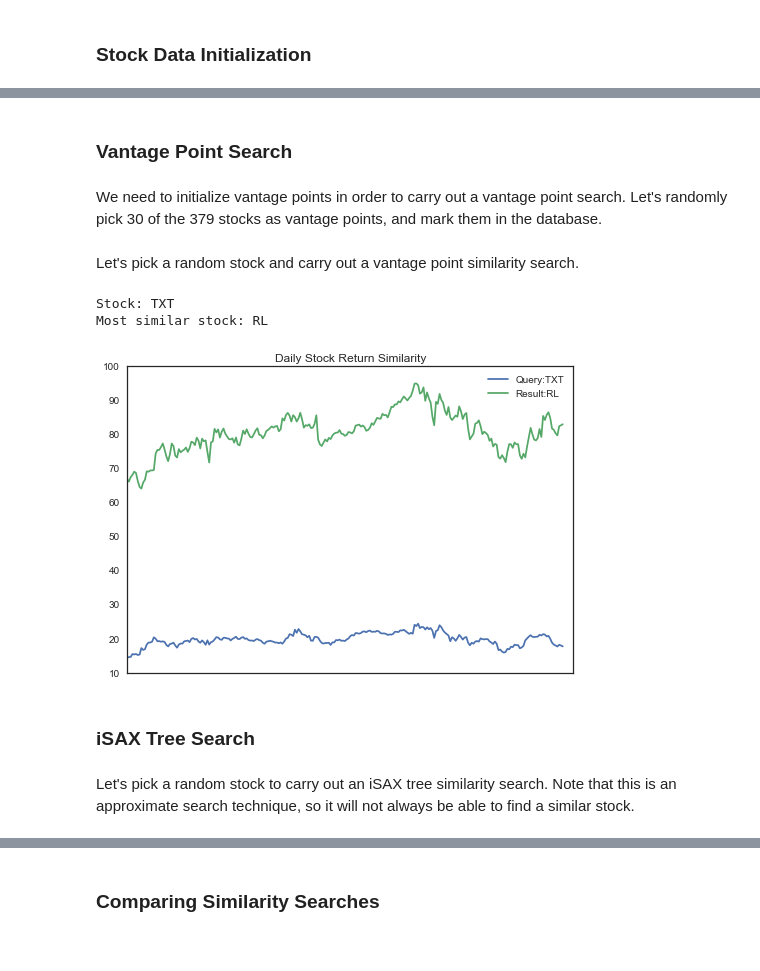
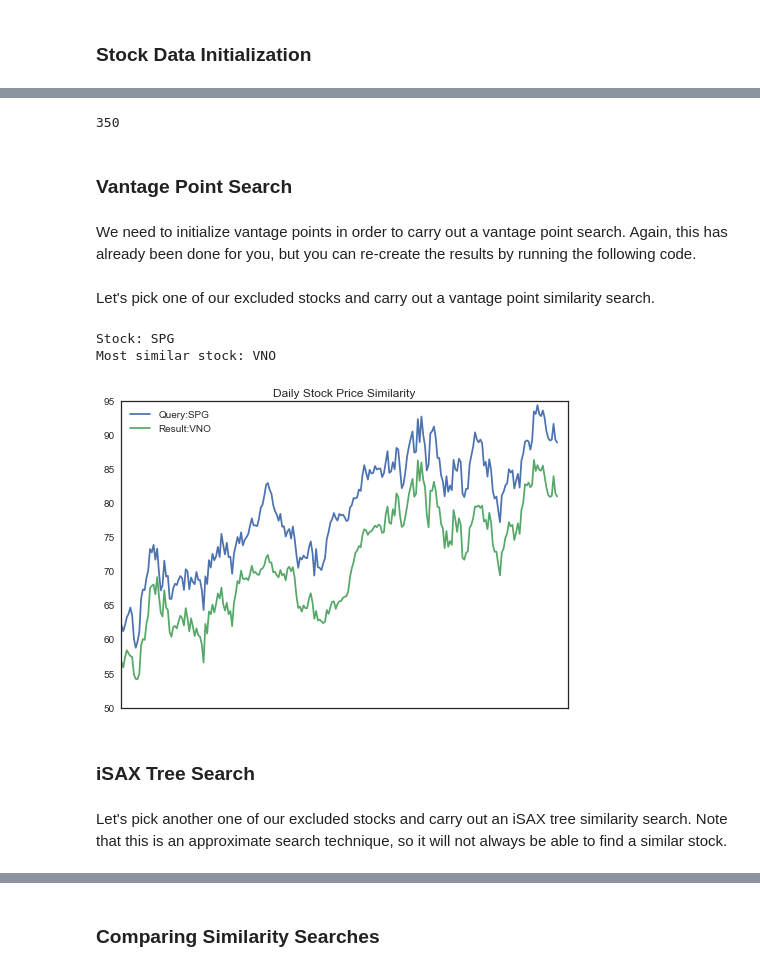
Before and after one commit to Mynti207/TimeDB, a Jupyter notebook: docs/stock_example_prices.ipynb, the cells around one changed output, grey strips where cells are left out. Saved outputs shown, nothing was run; the diff lists cells and outputs as text; code cells hidden in the pictures.

```diff
--- a/docs/stock_example_prices.ipynb
+++ b/docs/stock_example_prices.ipynb
@@ -27,21 +27,16 @@ We have provided a year of daily closing prices for 379 S&P 500 stocks. We have
 
 Data source: <a href='www.stockwiz.com'>www.stockwiz.com</a>
 # %%
-# we have already pre-loaded the data into the database for you
-
 # load data
 with open('data/prices_include.json') as f:
     stock_data_include = json.load(f)
 with open('data/prices_exclude.json') as f:
     stock_data_exclude = json.load(f)
 
-# keep track of the stock tickers
-stocks = sorted(list(stock_data.keys()))
-num_stocks = len(stocks)
+# keep track of which stocks are included/excluded from the database
+stocks_include = list(stock_data_include.keys())
+stocks_exclude = list(stock_data_exclude.keys())
 
 # check the number of market days in the year
-num_days = len(stock_data[stocks[0]])
-
-# randomly pick stocks to exclude - we'll use these for similarity searches
-stocks_include = stock_data_include.keys()
-stocks_exclude = stock_data_exclude.keys()
+num_days = len(stock_data_include[stocks_include[0]])
+num_days
@@ -100,5 +97,9 @@ OrderedDict([('A', OrderedDict([('pk', 'A')])),
+# %%
+len(web_interface.select())
+# %% [output]
+350
 # %% [markdown]
 ### Vantage Point Search
 # %% [markdown]
-We need to initialize vantage points in order to carry out a vantage point search. Let's randomly pick 30 of the 379 stocks as vantage points, and mark them in the database.
+We need to initialize vantage points in order to carry out a vantage point search. Again, this has already been done for you, but you can re-create the results by running the following code.
 # %%
@@ -113,29 +115,29 @@ for vp in vpkeys:
 # %% [markdown]
-Let's pick a random stock and carry out a vantage point similarity search.
+Let's pick one of our excluded stocks and carry out a vantage point similarity search.
 # %%
 # pick the stock
 stock = np.random.choice(stocks_exclude)
 print('Stock:', stock)
 
 # run the vantage point similarity search
-result = web_interface.vp_similarity_search(TimeSeries(range(num_days), stock_data[stock]), 1)
+result = web_interface.vp_similarity_search(TimeSeries(range(num_days), stock_data_exclude[stock]), 1)
 print('Most similar stock:', list(result)[0])
 
 # visualize similarity
-plt.plot(stock_data[stock], label='Query:' + stock)
-plt.plot(stock_data[list(result)[0]], label='Result:' + list(result)[0])
+plt.plot(stock_data_exclude[stock], label='Query:' + stock)
+plt.plot(stock_data_include[list(result)[0]], label='Result:' + list(result)[0])
 plt.xticks([])
 plt.legend(loc='best')
-plt.title('Daily Stock Return Similarity')
+plt.title('Daily Stock Price Similarity')
 plt.show()
 # %% [output]
-Stock: TXT
-Most similar stock: RL
+Stock: SPG
+Most similar stock: VNO
-[figure, old version]
+[figure, new version]
 # %% [markdown]
 ### iSAX Tree Search
 # %% [markdown]
-Let's pick a random stock to carry out an iSAX tree similarity search. Note that this is an approximate search technique, so it will not always be able to find a similar stock.
+Let's pick another one of our excluded stocks and carry out an iSAX tree similarity search. Note that this is an approximate search technique, so it will not always be able to find a similar stock.
 # %%
 # pick the stock
 stock = np.random.choice(stocks_exclude)
```
Also changed, not shown: parts of 15 cells of this notebook, 9 other files.
